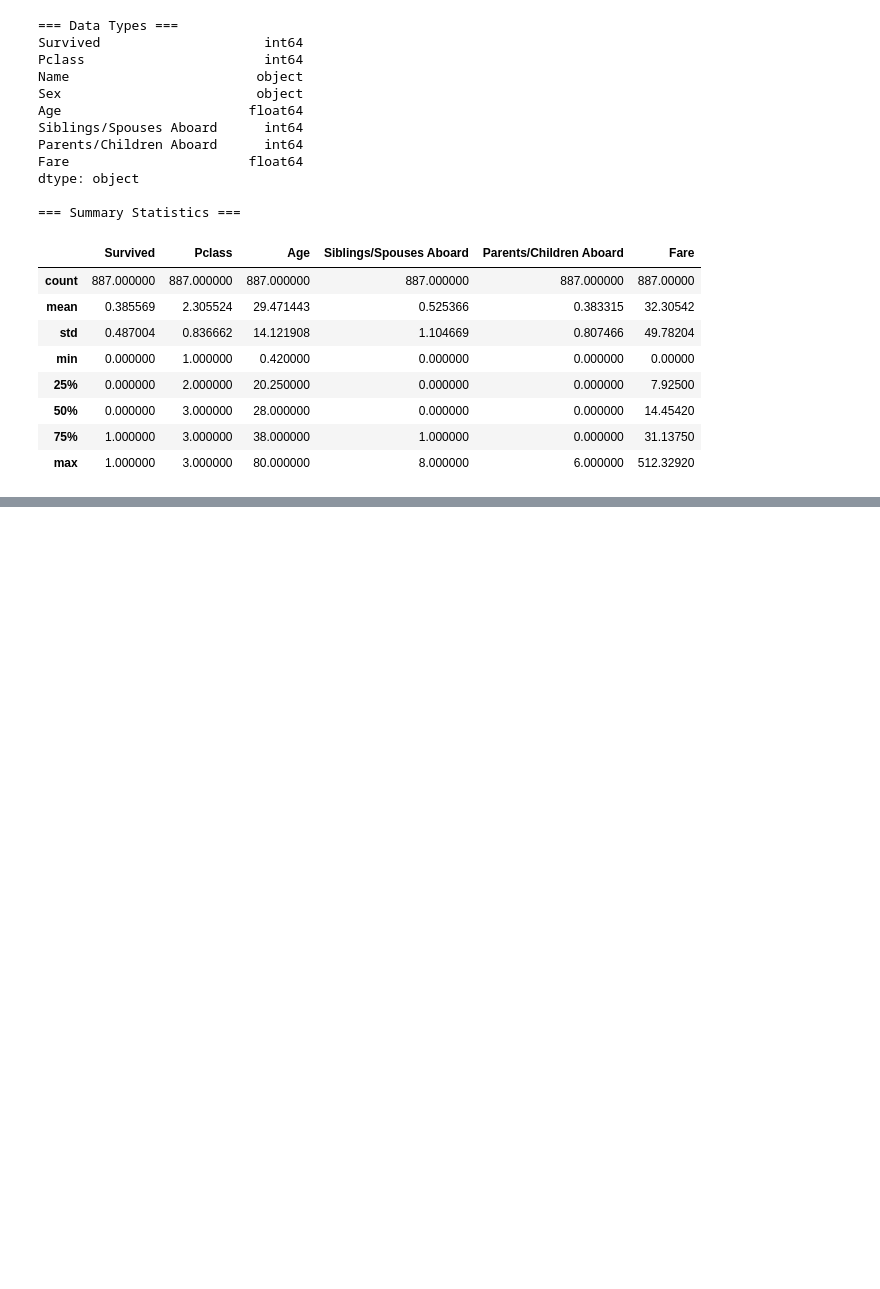
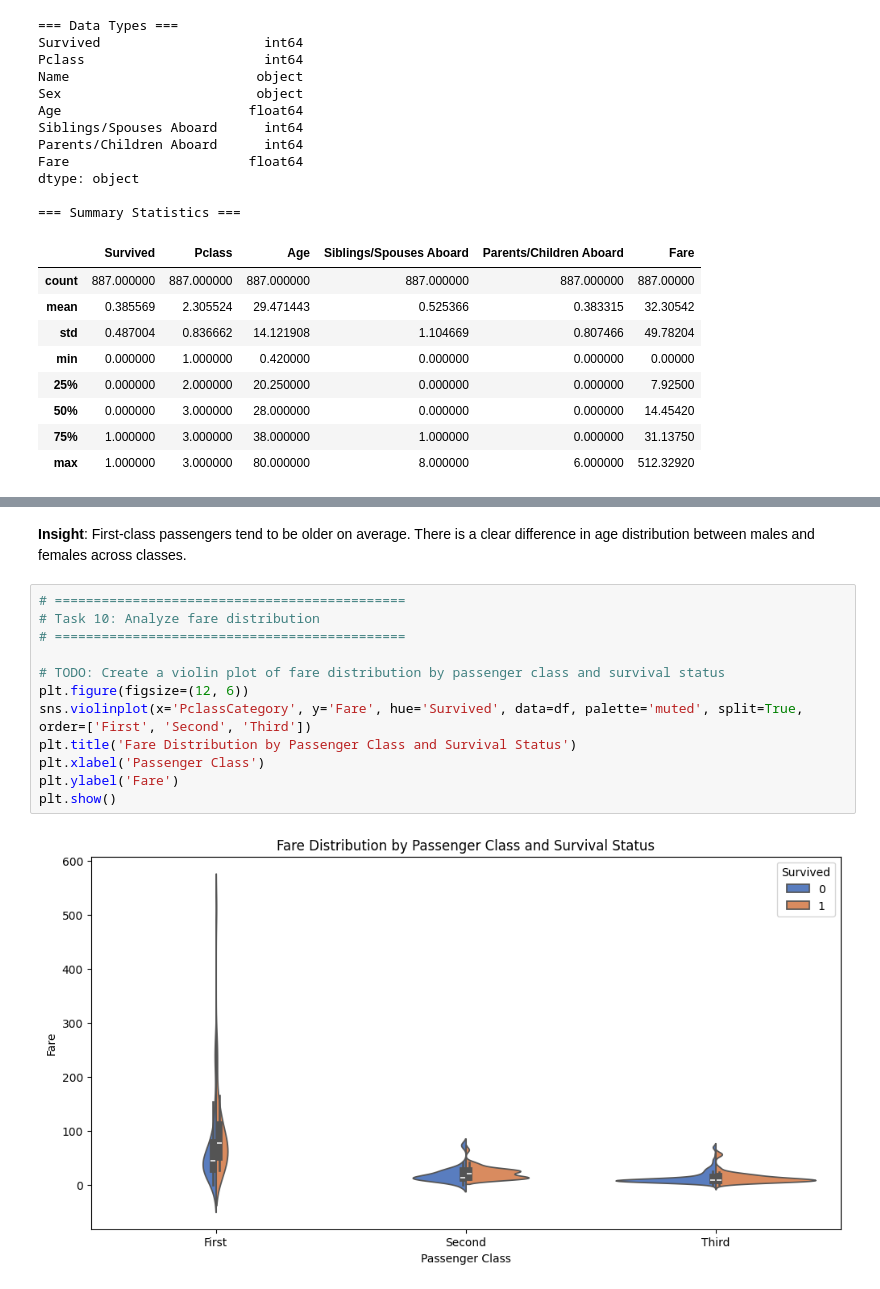
Before and after one commit to emortalizer/Colab-Assignment-5_1, a Jupyter notebook: Copy_of_Lesson_5_Assignment.ipynb, the cells around one changed output, grey strips where cells are left out. Drawn from its saved outputs; the diff is of its cells as text; blank space fills up the shorter version.

```diff
--- a/Copy_of_Lesson_5_Assignment.ipynb
+++ b/Copy_of_Lesson_5_Assignment.ipynb
@@ -188,0 +312,16 @@ KeyError: 'Cabin'
+# %% [markdown]
+**Insight**: First-class passengers tend to be older on average. There is a clear difference in age distribution between males and females across classes.
+# %%
+# =============================================
+# Task 10: Analyze fare distribution
+# =============================================
+
+# TODO: Create a violin plot of fare distribution by passenger class and survival status
+plt.figure(figsize=(12, 6))
+sns.violinplot(x='PclassCategory', y='Fare', hue='Survived', data=df, palette='muted', split=True, order=['First', 'Second', 'Third'])
+plt.title('Fare Distribution by Passenger Class and Survival Status')
+plt.xlabel('Passenger Class')
+plt.ylabel('Fare')
+plt.show()
+# %% [output]
+[figure, added]
```
Also changed, not shown: parts of 21 cells of this notebook.
